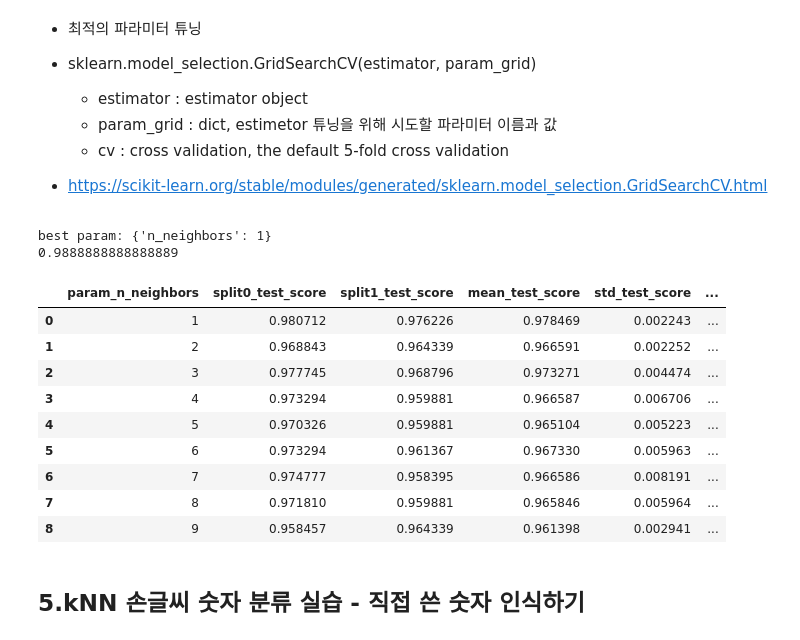
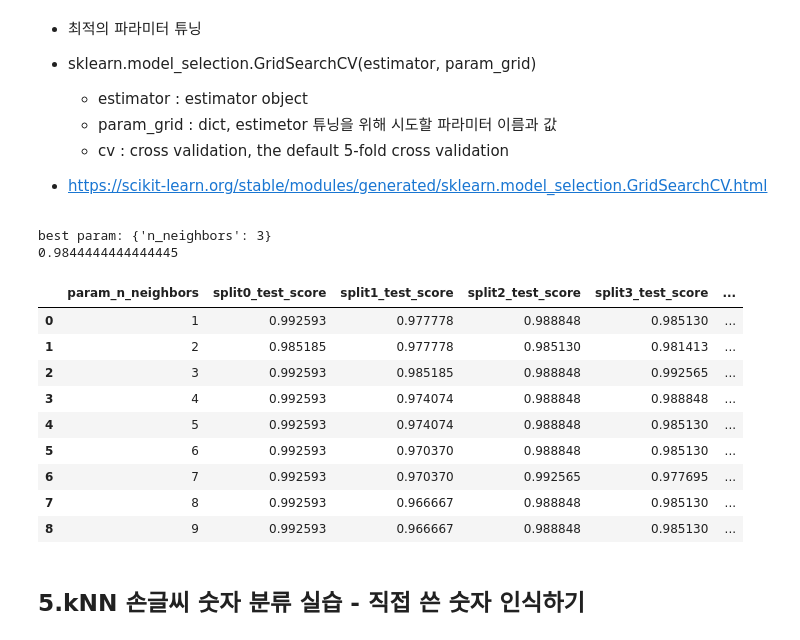
Before and after one commit to oms1226/20201130_python_farmingindustry, a Jupyter notebook: 3week/ML_02_01_Classfication_kNN_LAB.ipynb, the cells around one changed output. Saved outputs shown, nothing was run; the diff lists cells and outputs as text; code cells hidden in the pictures.

```diff
--- a/3week/ML_02_01_Classfication_kNN_LAB.ipynb
+++ b/3week/ML_02_01_Classfication_kNN_LAB.ipynb
@@ -341,27 +360,29 @@ k: 9, acc:0.978
 # %%
 from sklearn.model_selection import GridSearchCV
 import pandas as pd
+from sklearn.neighbors import KNeighborsClassifier
 
-cv = GridSearchCV(estimator=knn, param_grid={'n_neighbors': range(1, 10)}, cv=2)
+knn = KNeighborsClassifier()
+cv = GridSearchCV(estimator=knn, param_grid={'n_neighbors': range(1, 10)}, cv=5)
 cv.fit(X_train, y_train)
 print('best param:', cv.best_params_)
 
 estimator = cv.best_estimator_
 print(estimator.score(X_test, y_test))
 display(pd.DataFrame(cv.cv_results_).iloc[:, [4, 6, 7, 8, 9, 10]])
 # %% [output]
-best param: {'n_neighbors': 1}
-0.9888888888888889
+best param: {'n_neighbors': 3}
+0.9844444444444445
-|  | param_n_neighbors | split0_test_score | split1_test_score | mean_test_score | std_test_score | ... |
-| 0 | 1 | 0.980712 | 0.976226 | 0.978469 | 0.002243 | ... |
-| 1 | 2 | 0.968843 | 0.964339 | 0.966591 | 0.002252 | ... |
-| 2 | 3 | 0.977745 | 0.968796 | 0.973271 | 0.004474 | ... |
-| 3 | 4 | 0.973294 | 0.959881 | 0.966587 | 0.006706 | ... |
-| 4 | 5 | 0.970326 | 0.959881 | 0.965104 | 0.005223 | ... |
-| 5 | 6 | 0.973294 | 0.961367 | 0.967330 | 0.005963 | ... |
-| 6 | 7 | 0.974777 | 0.958395 | 0.966586 | 0.008191 | ... |
-| 7 | 8 | 0.971810 | 0.959881 | 0.965846 | 0.005964 | ... |
-| 8 | 9 | 0.958457 | 0.964339 | 0.961398 | 0.002941 | ... |
+|  | param_n_neighbors | split0_test_score | split1_test_score | split2_test_score | split3_test_score | ... |
+| 0 | 1 | 0.992593 | 0.977778 | 0.988848 | 0.985130 | ... |
+| 1 | 2 | 0.985185 | 0.977778 | 0.985130 | 0.981413 | ... |
+| 2 | 3 | 0.992593 | 0.985185 | 0.988848 | 0.992565 | ... |
+| 3 | 4 | 0.992593 | 0.974074 | 0.988848 | 0.988848 | ... |
+| 4 | 5 | 0.992593 | 0.974074 | 0.988848 | 0.985130 | ... |
+| 5 | 6 | 0.992593 | 0.970370 | 0.988848 | 0.985130 | ... |
+| 6 | 7 | 0.992593 | 0.970370 | 0.992565 | 0.977695 | ... |
+| 7 | 8 | 0.992593 | 0.966667 | 0.988848 | 0.985130 | ... |
+| 8 | 9 | 0.992593 | 0.966667 | 0.988848 | 0.985130 | ... |
 # %% [markdown]
 ## 5.kNN 손글씨 숫자 분류 실습 - 직접 쓴 숫자 인식하기
 # %%
```
Also changed, not shown: parts of 8 cells of this notebook, 6 other files.
